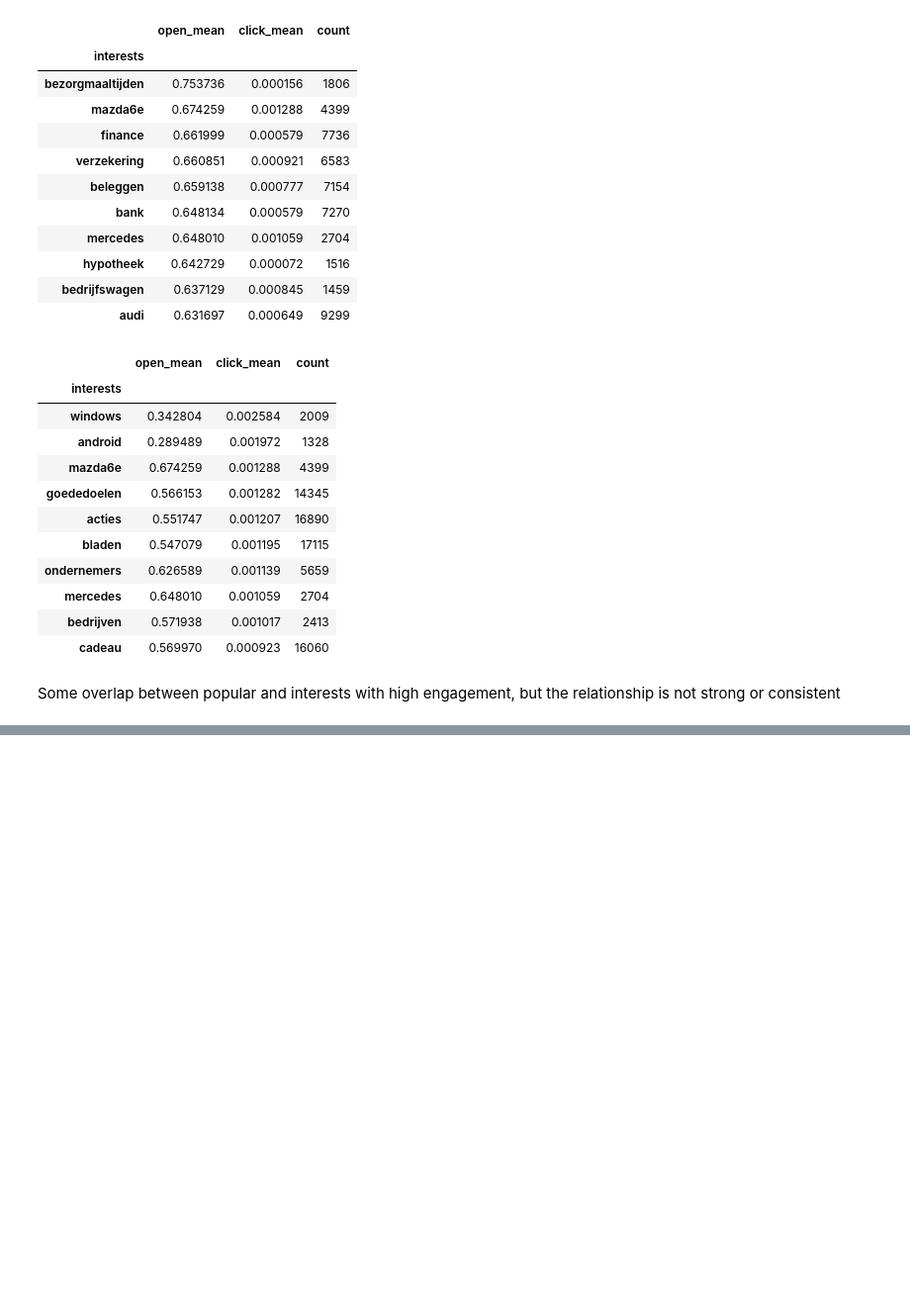
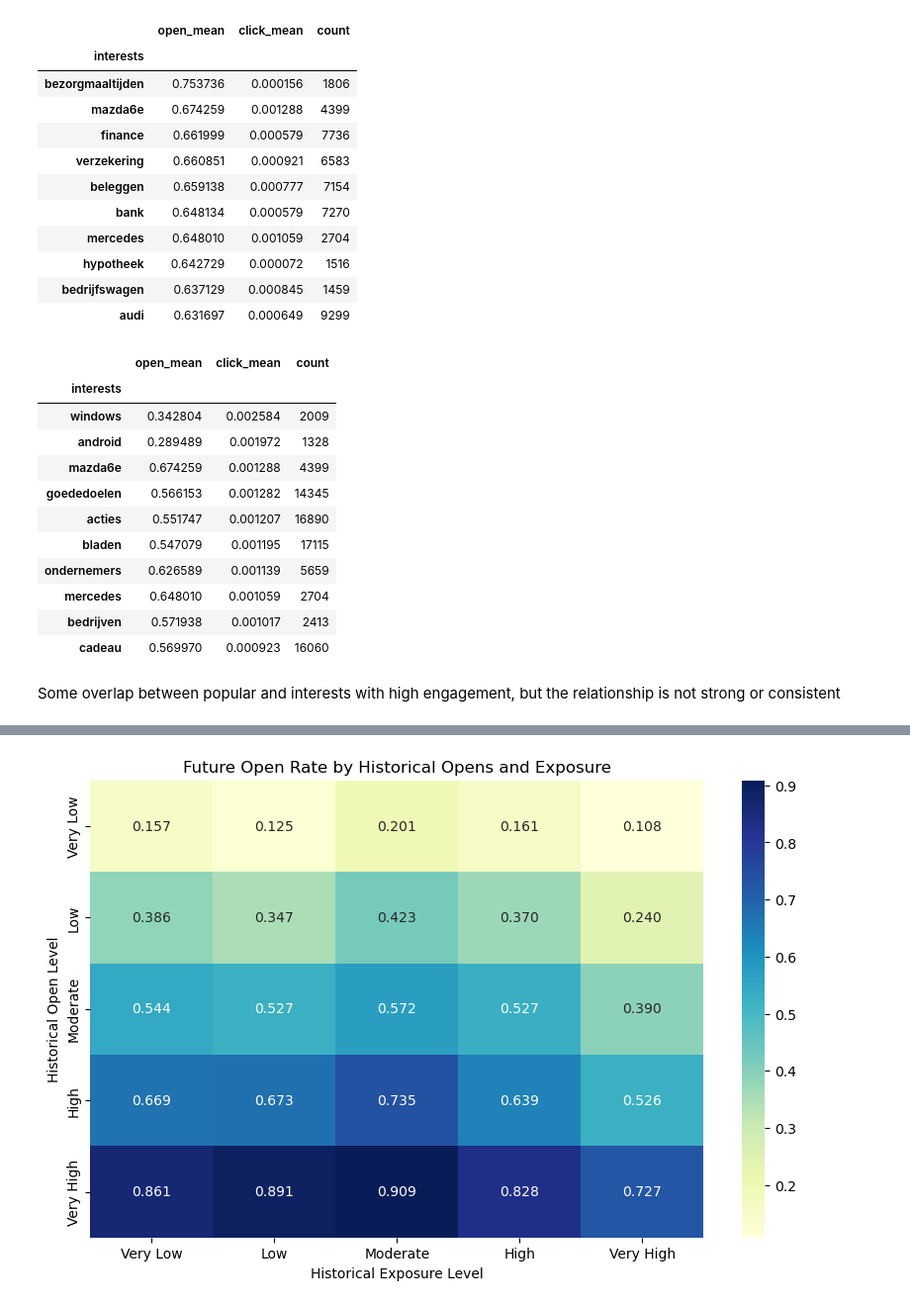
Before and after one commit to giadauva/OMG-Thesis, a Jupyter notebook: Thesis_OMG analysis.ipynb, the cells around one changed output, grey strips where cells are left out. Shown at 99% size. Drawn from its saved outputs; the diff is of its cells as text; code cells hidden in the pictures; blank space fills up the shorter version.

```diff
--- a/Thesis_OMG analysis.ipynb
+++ b/Thesis_OMG analysis.ipynb
@@ -1559,0 +3496,11 @@ frequency_group
+# %%
+# create exposure buckets for number of emails received before
+df_history['exposure_bucket'] = pd.cut(
+    df_history['emails_before'],
+    bins = [0, 5, 15, 30, 50, 120],
+    labels = [
+        'very_little',
+        'little',
+        'moderate',
+        'heavy',
+        'very_heavy'], include_lowest = True)
@@ -1559,0 +3556,9 @@ frequency_group
+# %%
+# pivot open rates
+open_heatmap = df_history.pivot_table(
+    values = 'open',
+    index = 'past_open_bucket',
+    columns = 'exposure_bucket',
+    aggfunc = 'mean')
+
+open_heatmap
@@ -1559,0 +3573,36 @@ frequency_group
+# %%
+# heat map
+
+#relabel rows and columns
+open_heatmap = open_heatmap.rename(
+    index = {
+        'very_low': 'Very Low',
+        'low': 'Low',
+        'medium': 'Moderate',
+        'high': 'High',
+        'very_high': 'Very High'},
+
+    columns = {
+        'very_little': 'Very Low',
+        'little': 'Low',
+        'moderate': 'Moderate',
+        'heavy': 'High',
+        'very_heavy': 'Very High'})
+
+# plot
+plt.figure(figsize = (10,6))
+
+sns.heatmap(
+    open_heatmap,
+    annot = True,
+    fmt = ".3f",
+    cmap = "YlGnBu"
+)
+
+plt.title('Future Open Rate by Historical Opens and Exposure')
+plt.ylabel('Historical Open Level')
+plt.xlabel('Historical Exposure Level')
+
+plt.show()
+# %% [output]
+[figure, added]
```
Also changed, not shown: parts of 295 cells of this notebook.
